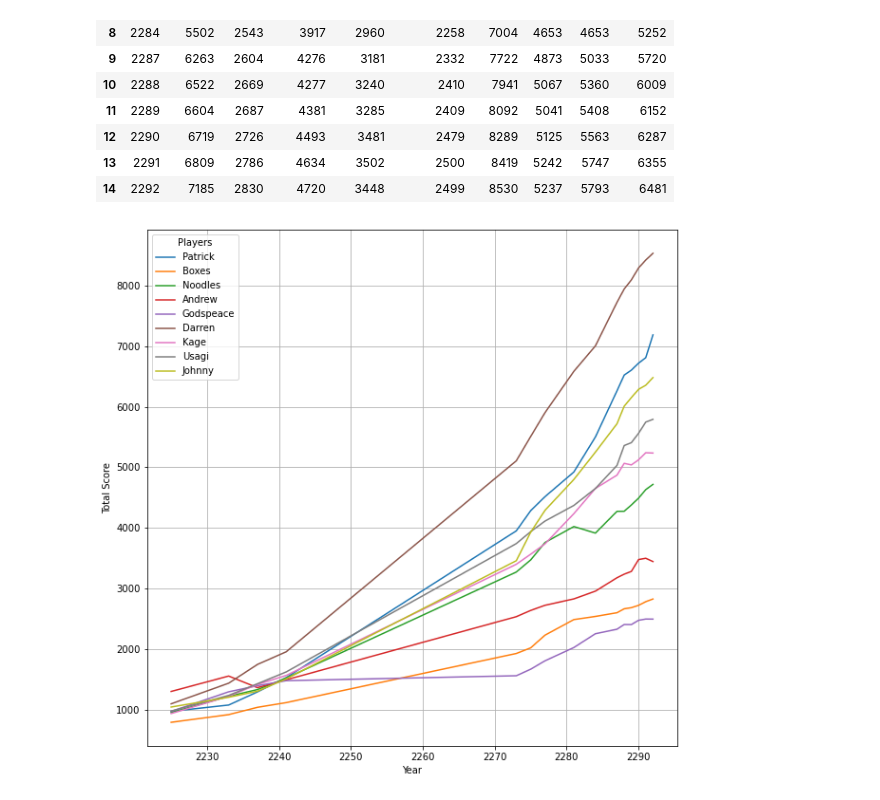
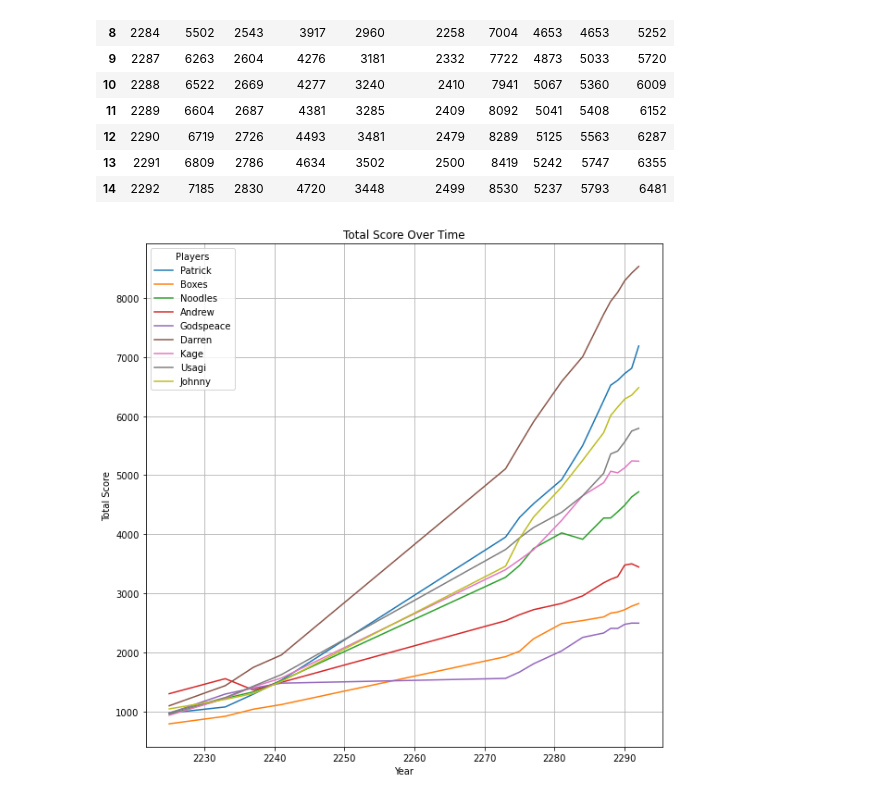
Before and after one commit to raccoonist/StellarisGamesStatistics, a Jupyter notebook: Game 3/Statistics.ipynb, the cells around one changed output. Drawn from its saved outputs; the diff is of its cells as text; code cells hidden in the pictures.

```diff
--- a/Game 3/Statistics.ipynb
+++ b/Game 3/Statistics.ipynb
@@ -134,10 +136,10 @@ leaderboardScore
 | 14 | 2292 | 7185 | 2830 | 4720 | 3448 | 2499 | 8530 | 5237 | 5793 | 6481 |
 # %%
 ax = sns.lineplot(x='Year', y='value',hue='variable',data=pd.melt(leaderboardScore, ['Year']))
-ax.set(ylabel='Total Score')
+ax.set(ylabel='Total Score', title='Total Score Over Time')
 legend = ax.legend()
 legend.set(title="Players")
 plt.grid()
 plt.show()
 # %% [output]
-[figure, old version]
+[figure, new version]
```
Also changed, not shown: parts of 3 cells of this notebook.
